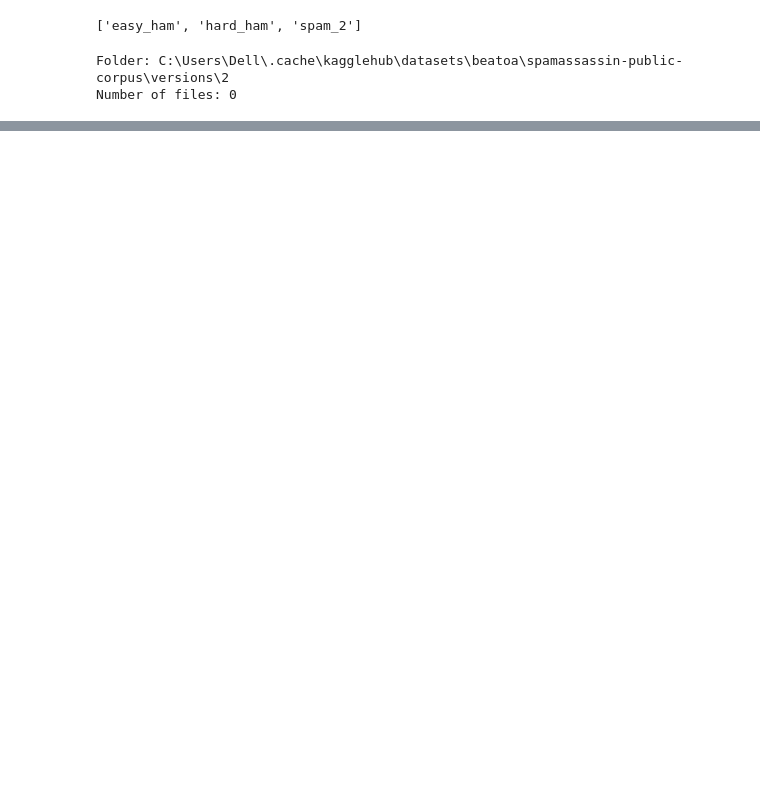
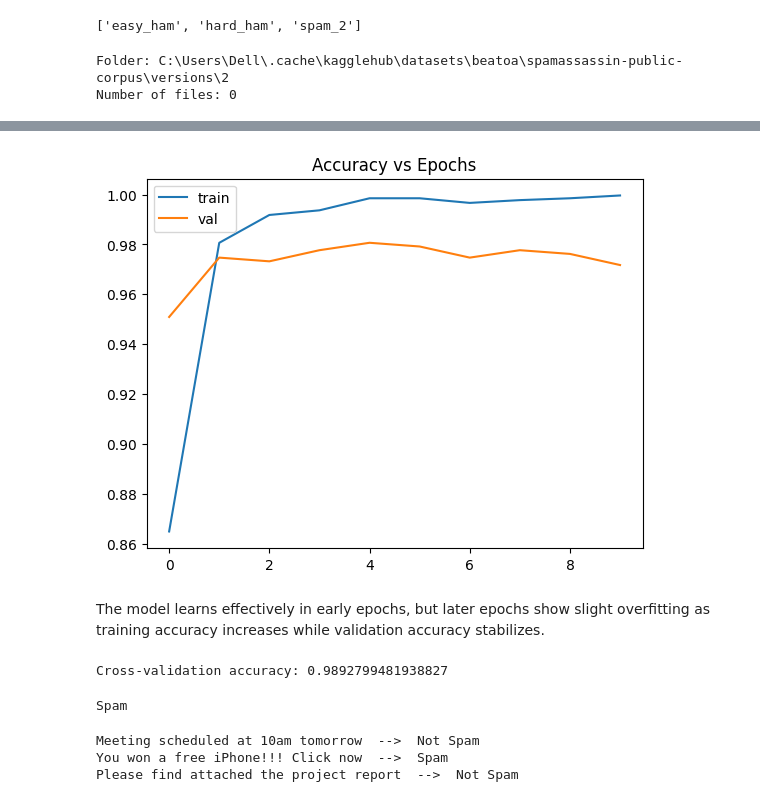
Before and after one commit to athulyamannambath/Email-Classification-Using-NLP-and-Machine-Learning, a Jupyter notebook: code.ipynb, the cells around one changed output, grey strips where cells are left out. Saved outputs shown, nothing was run; the diff lists cells and outputs as text; code cells hidden in the pictures; blank space fills up the shorter version.

```diff
--- a/code.ipynb
+++ b/code.ipynb
@@ -182,0 +174,25 @@ df['clean_text'] = df['email'].apply(clean_text)
+# %%
+from tensorflow.keras.models import Sequential
+from tensorflow.keras.layers import Embedding, LSTM, Dense, Dropout
+
+model = Sequential()
+
+# ❌ removed input_length (warning fix)
+model.add(Embedding(input_dim=5000, output_dim=64))
+
+model.add(LSTM(64))
+
+# ✅ Add dropout to reduce overfitting
+model.add(Dropout(0.5))
+
+model.add(Dense(1, activation='sigmoid'))
+
+model.compile(loss='binary_crossentropy', optimizer='adam', metrics=['accuracy'])
+
+# ✅ Add validation_split here (VERY IMPORTANT)
+history = model.fit(
+    X_train_pad, y_train,
+    epochs=10,
+    batch_size=32,
+    validation_split=0.2
+)
@@ -182,0 +286,19 @@ df['clean_text'] = df['email'].apply(clean_text)
+# %%
+import matplotlib.pyplot as plt
+
+plt.plot(history.history['accuracy'])
+plt.plot(history.history['val_accuracy'])
+plt.legend(['train', 'val'])
+plt.title('Accuracy vs Epochs')
+plt.show()
+# %% [output]
+[figure, added]
+# %% [markdown]
+The model learns effectively in early epochs, but later epochs show slight overfitting as training accuracy increases while validation accuracy stabilizes.
+# %%
+from sklearn.model_selection import cross_val_score
+
+scores = cross_val_score(svm, X_train_tfidf, y_train, cv=5)
+print("Cross-validation accuracy:", scores.mean())
+# %% [output]
+Cross-validation accuracy: 0.9892799481938827
@@ -182,0 +317,18 @@ df['clean_text'] = df['email'].apply(clean_text)
+# %%
+email = "Congratulations! You have won a free lottery. Click here now!"
+print(predict_email(email))
+# %% [output]
+Spam
+# %%
+samples = [
+    "Meeting scheduled at 10am tomorrow",
+    "You won a free iPhone!!! Click now",
+    "Please find attached the project report"
+]
+
+for s in samples:
+    print(s, " --> ", predict_email(s))
+# %% [output]
+Meeting scheduled at 10am tomorrow  -->  Not Spam
+You won a free iPhone!!! Click now  -->  Spam
+Please find attached the project report  -->  Not Spam
```
Also changed, not shown: parts of 26 cells of this notebook.
